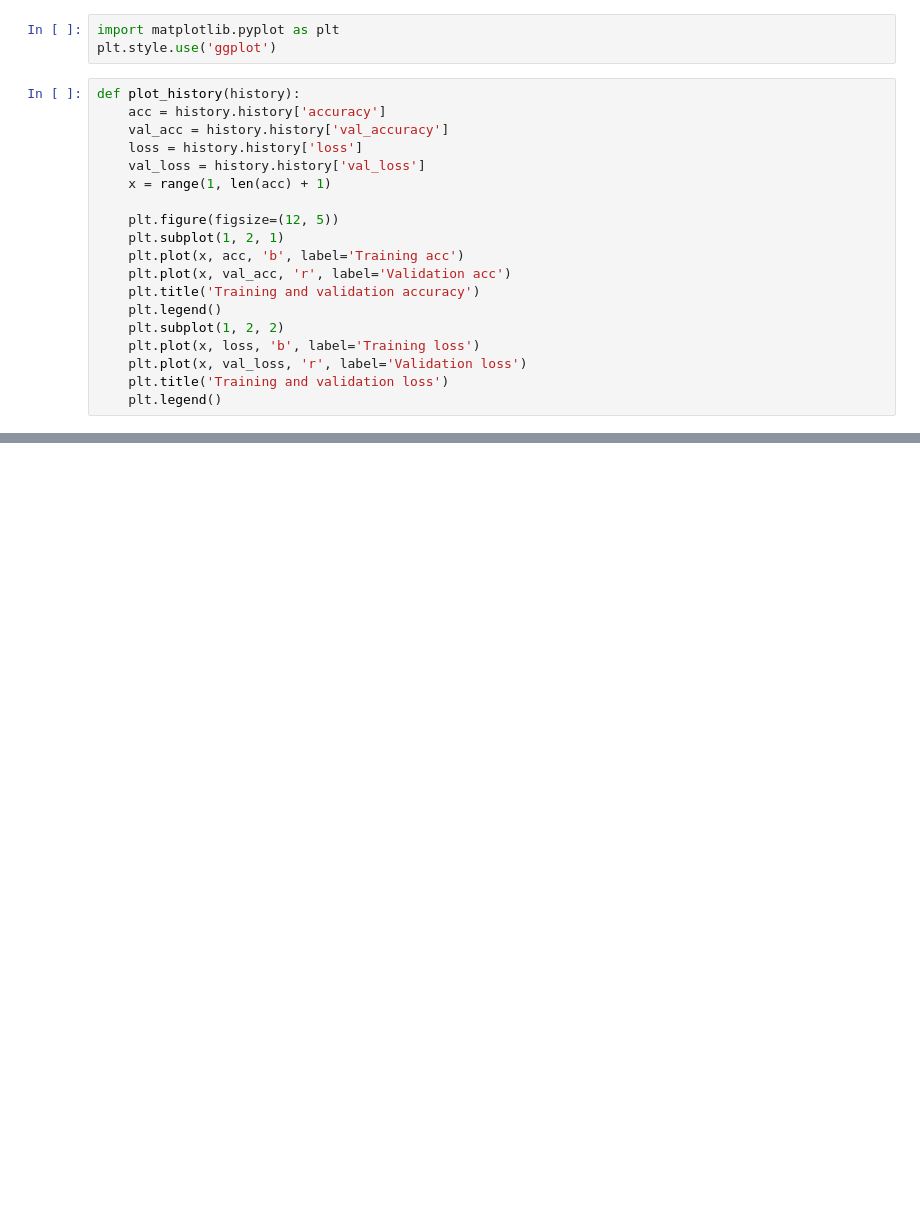
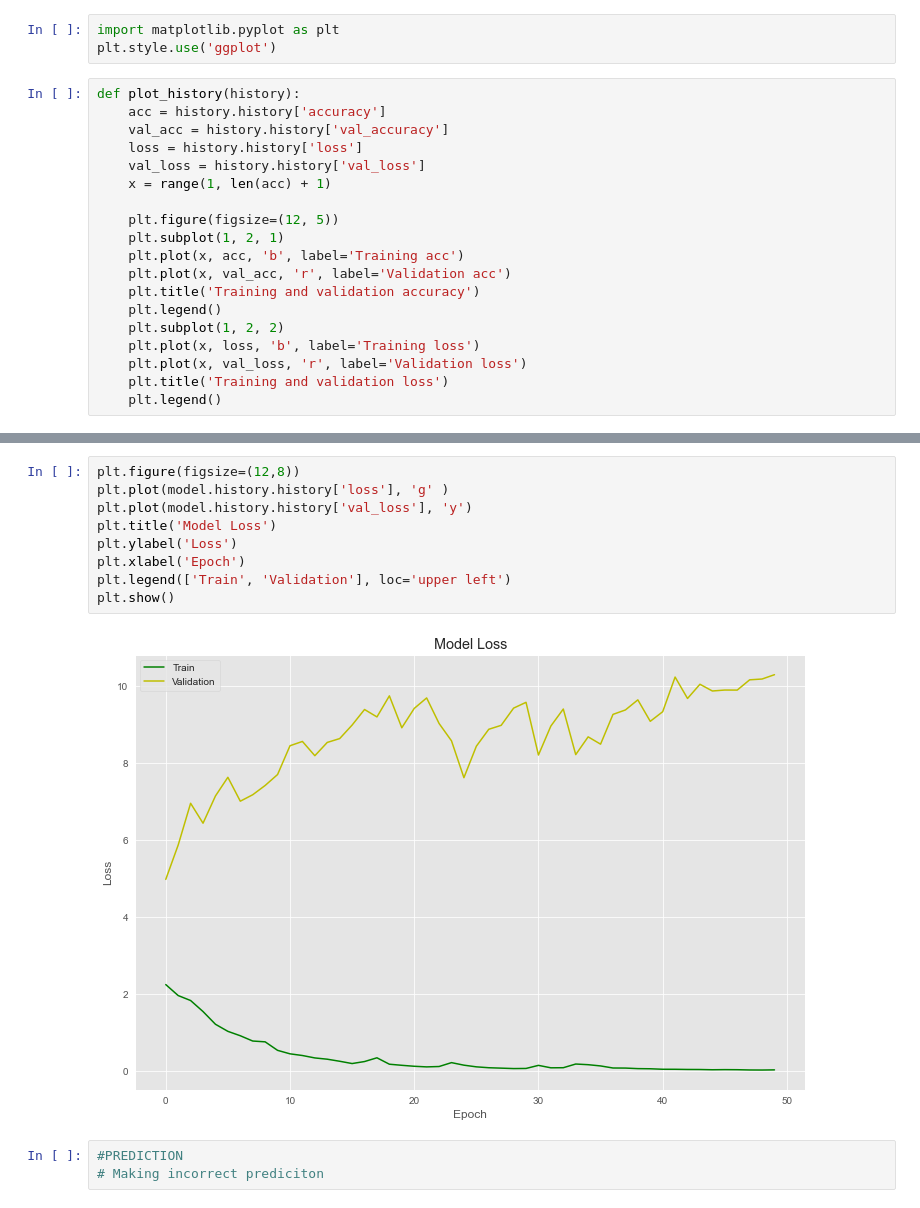
Before and after one commit to Kayma12/NLP-RECOGNITION-ENGINE, a Jupyter notebook: src/ml_determine_stream/ML_job_descriptions.ipynb, the cells around one changed output, grey strips where cells are left out. Cells and saved outputs as stored; diff of their text form; blank space fills up the shorter version.

```diff
--- a/src/ml_determine_stream/ML_job_descriptions.ipynb
+++ b/src/ml_determine_stream/ML_job_descriptions.ipynb
@@ -188,0 +305,14 @@ plot_history(history)
+# %%
+plt.figure(figsize=(12,8))
+plt.plot(model.history.history['loss'], 'g' )
+plt.plot(model.history.history['val_loss'], 'y')
+plt.title('Model Loss')
+plt.ylabel('Loss')
+plt.xlabel('Epoch')
+plt.legend(['Train', 'Validation'], loc='upper left')
+plt.show()
+# %% [output]
+[figure, added]
+# %%
+#PREDICTION
+# Making incorrect prediciton
```
Also changed, not shown: parts of 24 cells of this notebook.
